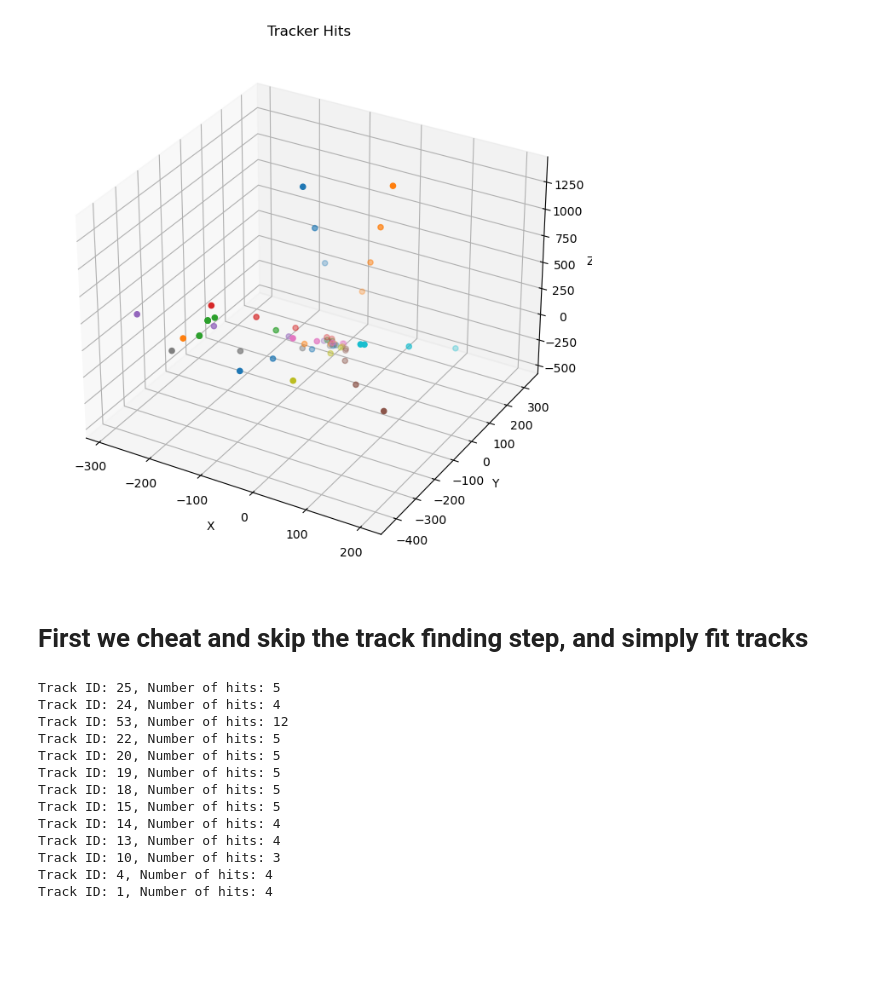
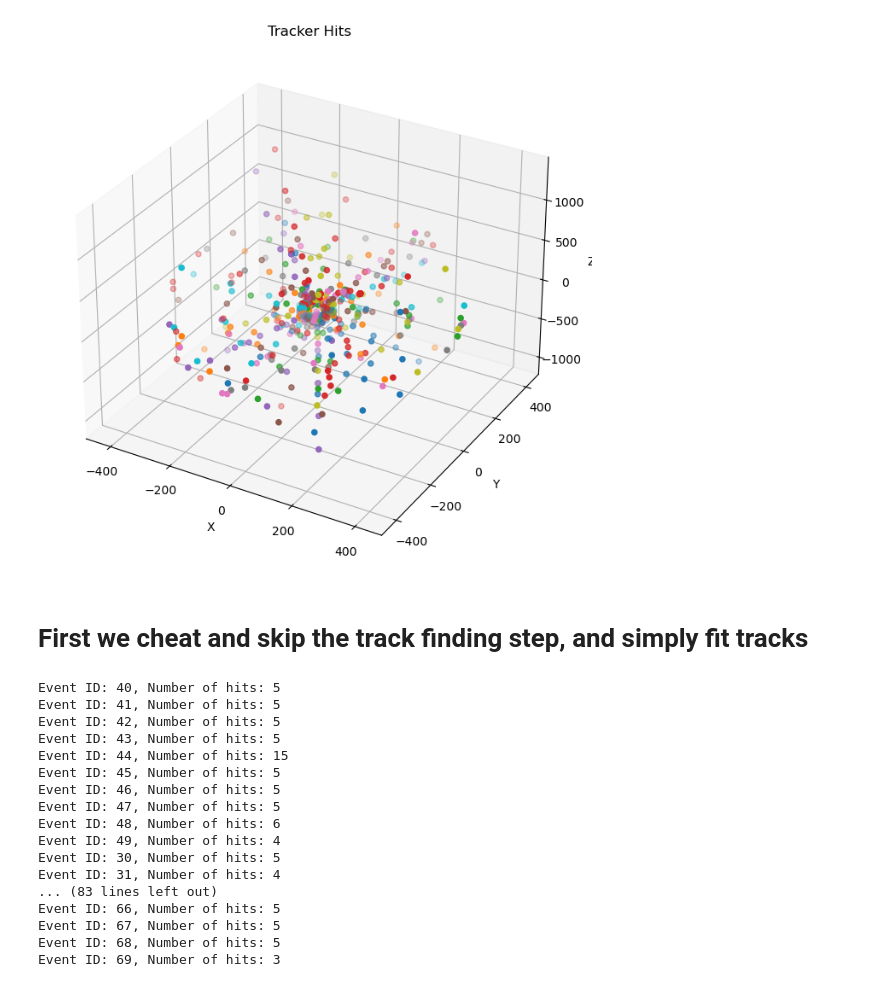
Before and after one commit to P4GAN/B8_Project, a Jupyter notebook: Analysis/TrackAnalysis.ipynb, the cells around one changed output. Cells and saved outputs as stored; diff of their text form; code cells hidden in the pictures; blank space fills up the shorter version.

```diff
--- a/Analysis/TrackAnalysis.ipynb
+++ b/Analysis/TrackAnalysis.ipynb
@@ -5,4 +6,4 @@ import matplotlib.pyplot as plt
 import pandas as pd
 import ROOT
 # %%
-file = ROOT.TFile.Open("../DetectorSimulation/output/run_20260207205200.110647_t6.root")
+file = ROOT.TFile.Open("../DetectorSimulation/output.root")
@@ -76,58 +52,59 @@ tracks.Scan("ParticleID:Charge;MomentumX:MomentumY:MomentumZ")
 # %%
-import numpy as np
-from mpl_toolkits.mplot3d import Axes3D
-
 num_hits = hits.GetEntries()
 
 x = np.zeros(num_hits)
 y = np.zeros(num_hits)
 z = np.zeros(num_hits)
 
 trackHits = {}
 
 for i in range(num_hits):
     hits.GetEntry(i)
     x[i] = hits.PositionX
     y[i] = hits.PositionY
     z[i] = hits.PositionZ
-    trackID = hits.TrackID
-    if trackID not in trackHits:
-        trackHits[trackID] = []
-    trackHits[trackID].append((hits.PositionX, hits.PositionY, hits.PositionZ))
+    eventID = hits.EventID
+    if eventID not in trackHits:
+        trackHits[eventID] = []
+    trackHits[eventID].append((hits.PositionX, hits.PositionY, hits.PositionZ))
 
 fig = plt.figure(figsize=(10, 8))
 ax = fig.add_subplot(111, projection='3d')
 ax.set_xlabel('X')
 ax.set_ylabel('Y')
 ax.set_zlabel('Z')
 ax.set_title('Tracker Hits')
 
 for track in trackHits.values():
     x, y, z = zip(*track)
     ax.scatter(x, y, z)
 
 plt.show()
 # %% [output]
-[figure, old version]
+[figure, new version]
 # %% [markdown]
 # First we cheat and skip the track finding step, and simply fit tracks
 # %%
-for track in trackHits:
-    print(f"Track ID: {track}, Number of hits: {len(trackHits[track])}")
+for event in trackHits:
+    print(f"Event ID: {event}, Number of hits: {len(trackHits[event])}")
 # %% [output]
-Track ID: 25, Number of hits: 5
-Track ID: 24, Number of hits: 4
-Track ID: 53, Number of hits: 12
-Track ID: 22, Number of hits: 5
-Track ID: 20, Number of hits: 5
-Track ID: 19, Number of hits: 5
-Track ID: 18, Number of hits: 5
-Track ID: 15, Number of hits: 5
-Track ID: 14, Number of hits: 4
-Track ID: 13, Number of hits: 4
-Track ID: 10, Number of hits: 3
-Track ID: 4, Number of hits: 4
-Track ID: 1, Number of hits: 4
+Event ID: 40, Number of hits: 5
+Event ID: 41, Number of hits: 5
+Event ID: 42, Number of hits: 5
+Event ID: 43, Number of hits: 5
+Event ID: 44, Number of hits: 15
+Event ID: 45, Number of hits: 5
+Event ID: 46, Number of hits: 5
+Event ID: 47, Number of hits: 5
+Event ID: 48, Number of hits: 6
+Event ID: 49, Number of hits: 4
+Event ID: 30, Number of hits: 5
+Event ID: 31, Number of hits: 4
+... (83 lines left out)
+Event ID: 66, Number of hits: 5
+Event ID: 67, Number of hits: 5
+Event ID: 68, Number of hits: 5
+Event ID: 69, Number of hits: 3
 # %%
 # Kasa method
 
```
Also changed, not shown: parts of 11 cells of this notebook, 16 other files.
